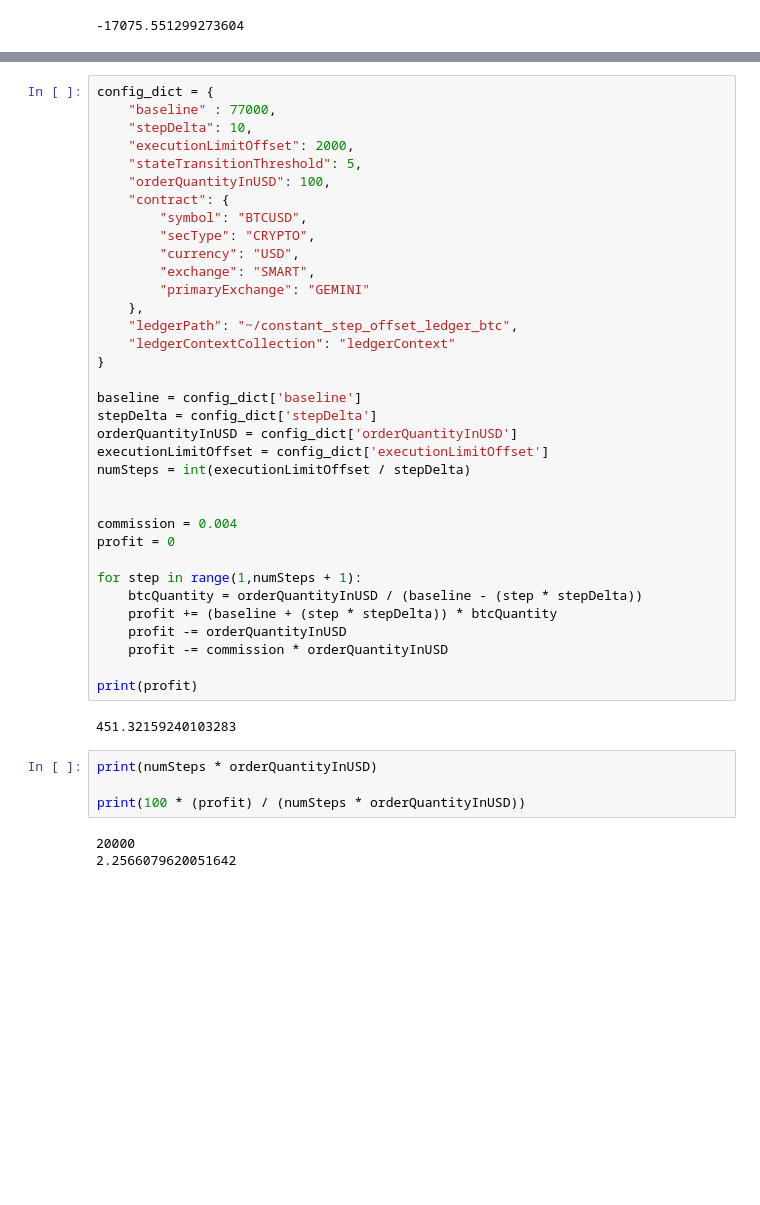
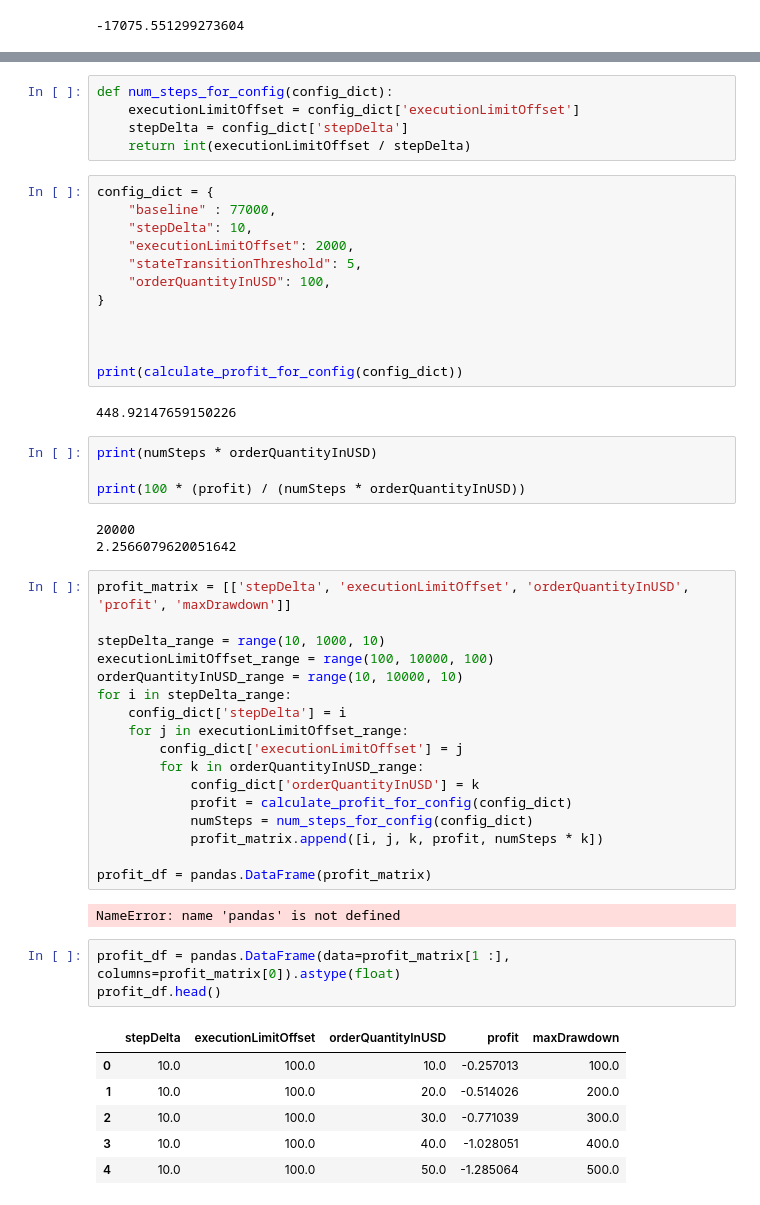
Before and after one commit to VrajPandya/OpenTrader, a Jupyter notebook: lab/Notebooks/Constant_Step_Offset.ipynb, the cells around one changed output, grey strips where cells are left out. Cells and saved outputs as stored; diff of their text form; blank space fills up the shorter version.

```diff
--- a/lab/Notebooks/Constant_Step_Offset.ipynb
+++ b/lab/Notebooks/Constant_Step_Offset.ipynb
@@ -63,3 +81,8 @@ print(profit)
+# %%
+def num_steps_for_config(config_dict):
+    executionLimitOffset = config_dict['executionLimitOffset']
+    stepDelta = config_dict['stepDelta']
+    return int(executionLimitOffset / stepDelta)
 # %%
 config_dict = {
     "baseline" : 77000,
@@ -67,36 +90,13 @@ config_dict = {
     "executionLimitOffset": 2000,
     "stateTransitionThreshold": 5,
     "orderQuantityInUSD": 100,
-    "contract": {
-        "symbol": "BTCUSD",
-        "secType": "CRYPTO",
-        "currency": "USD",
-        "exchange": "SMART",
-        "primaryExchange": "GEMINI"
-    },
-    "ledgerPath": "~/constant_step_offset_ledger_btc",
-    "ledgerContextCollection": "ledgerContext"
 }
 
-baseline = config_dict['baseline']
-stepDelta = config_dict['stepDelta']
-orderQuantityInUSD = config_dict['orderQuantityInUSD']
-executionLimitOffset = config_dict['executionLimitOffset']
-numSteps = int(executionLimitOffset / stepDelta)
 
 
-commission = 0.004
-profit = 0
-
-for step in range(1,numSteps + 1):
-    btcQuantity = orderQuantityInUSD / (baseline - (step * stepDelta))
-    profit += (baseline + (step * stepDelta)) * btcQuantity
-    profit -= orderQuantityInUSD
-    profit -= commission * orderQuantityInUSD
-
-print(profit)
+print(calculate_profit_for_config(config_dict))
 # %% [output]
-451.32159240103283
+448.92147659150226
 # %%
 print(numSteps * orderQuantityInUSD)
 
@@ -104,3 +104,32 @@ print(100 * (profit) / (numSteps * orderQuantityInUSD))
 # %% [output]
 20000
 2.2566079620051642
+# %%
+profit_matrix = [['stepDelta', 'executionLimitOffset', 'orderQuantityInUSD', 'profit', 'maxDrawdown']]
+
+stepDelta_range = range(10, 1000, 10)
+executionLimitOffset_range = range(100, 10000, 100)
+orderQuantityInUSD_range = range(10, 10000, 10)
+for i in stepDelta_range:
+    config_dict['stepDelta'] = i
+    for j in executionLimitOffset_range:
+        config_dict['executionLimitOffset'] = j
+        for k in orderQuantityInUSD_range:
+            config_dict['orderQuantityInUSD'] = k
+            profit = calculate_profit_for_config(config_dict)
+            numSteps = num_steps_for_config(config_dict)
+            profit_matrix.append([i, j, k, profit, numSteps * k])
+
+profit_df = pandas.DataFrame(profit_matrix)
+# %% [output]
+NameError: name 'pandas' is not defined
+# %%
+profit_df = pandas.DataFrame(data=profit_matrix[1 :], columns=profit_matrix[0]).astype(float)
+profit_df.head()
+# %% [output]
+|  | stepDelta | executionLimitOffset | orderQuantityInUSD | profit | maxDrawdown |
+| 0 | 10.0 | 100.0 | 10.0 | -0.257013 | 100.0 |
+| 1 | 10.0 | 100.0 | 20.0 | -0.514026 | 200.0 |
+| 2 | 10.0 | 100.0 | 30.0 | -0.771039 | 300.0 |
+| 3 | 10.0 | 100.0 | 40.0 | -1.028051 | 400.0 |
+| 4 | 10.0 | 100.0 | 50.0 | -1.285064 | 500.0 |
```
Also changed, not shown: parts of 5 cells of this notebook.
